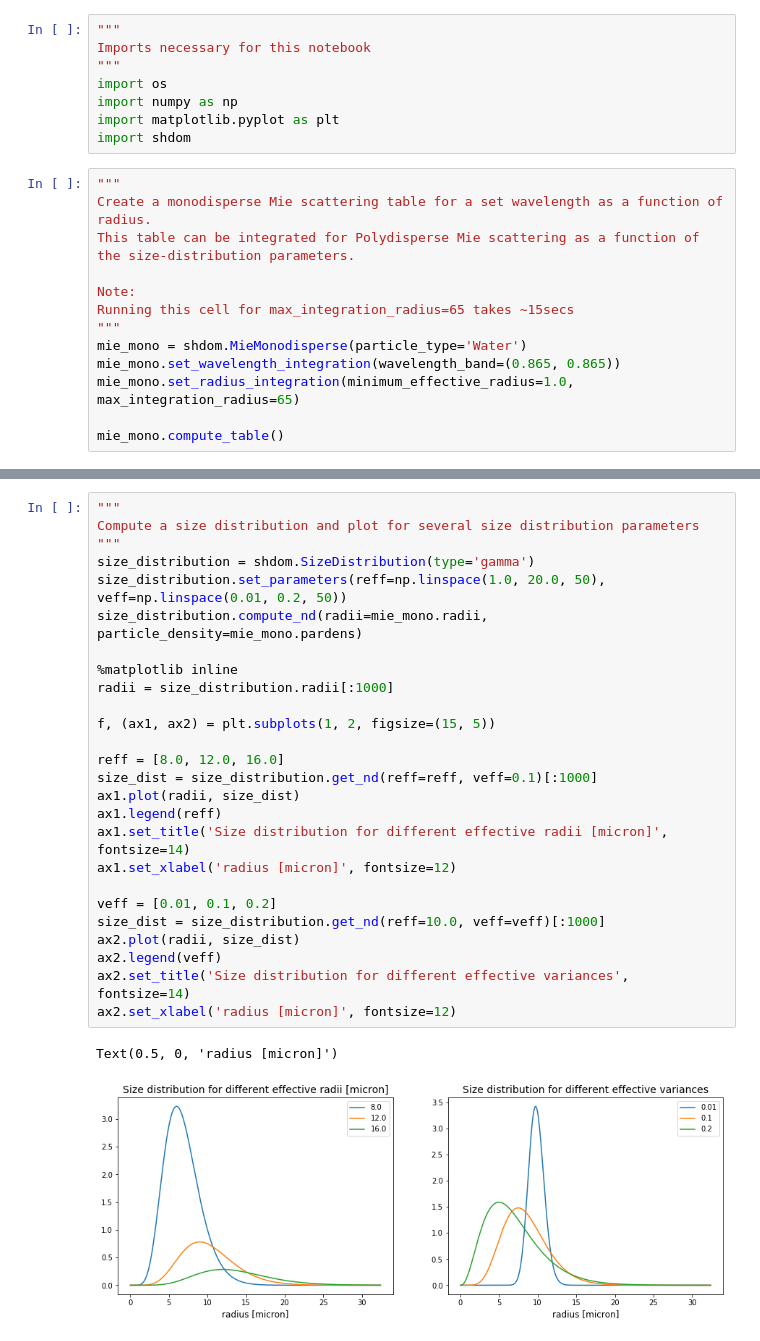
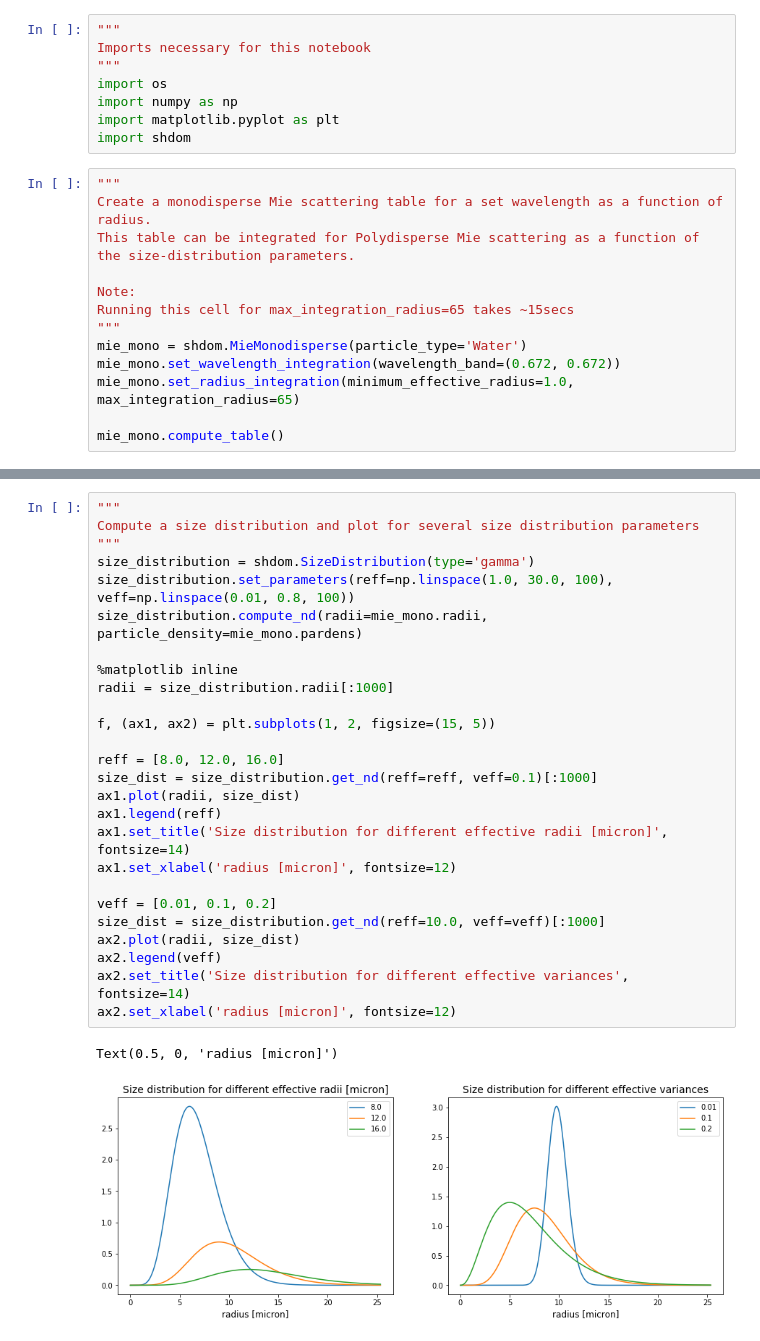
Before and after one commit to aviadlevis/pyshdom, a Jupyter notebook: notebooks/Make Mie Table.ipynb, the cells around one changed output, grey strips where cells are left out. Drawn from its saved outputs; the diff is of its cells as text.

```diff
--- a/notebooks/Make Mie Table.ipynb
+++ b/notebooks/Make Mie Table.ipynb
@@ -23,7 +23,7 @@ Note:
 Running this cell for max_integration_radius=65 takes ~15secs
 """
 mie_mono = shdom.MieMonodisperse(particle_type='Water')
-mie_mono.set_wavelength_integration(wavelength_band=(0.865, 0.865))
+mie_mono.set_wavelength_integration(wavelength_band=(0.672, 0.672))
 mie_mono.set_radius_integration(minimum_effective_radius=1.0, max_integration_radius=65)
 
 mie_mono.compute_table()
@@ -45,32 +45,32 @@ Writing Mie monodisperse table to file: ../mie_tables/monodisperse/Water_865nm.s
 # %%
 """
 Compute a size distribution and plot for several size distribution parameters
 """
 size_distribution = shdom.SizeDistribution(type='gamma')
-size_distribution.set_parameters(reff=np.linspace(1.0, 20.0, 50), veff=np.linspace(0.01, 0.2, 50))
+size_distribution.set_parameters(reff=np.linspace(1.0, 30.0, 100), veff=np.linspace(0.01, 0.8, 100))
 size_distribution.compute_nd(radii=mie_mono.radii, particle_density=mie_mono.pardens)
 
 %matplotlib inline
 radii = size_distribution.radii[:1000]
 
 f, (ax1, ax2) = plt.subplots(1, 2, figsize=(15, 5))
 
 reff = [8.0, 12.0, 16.0]
 size_dist = size_distribution.get_nd(reff=reff, veff=0.1)[:1000]
 ax1.plot(radii, size_dist)
 ax1.legend(reff)
 ax1.set_title('Size distribution for different effective radii [micron]', fontsize=14)
 ax1.set_xlabel('radius [micron]', fontsize=12)
 
 veff = [0.01, 0.1, 0.2]
 size_dist = size_distribution.get_nd(reff=10.0, veff=veff)[:1000]
 ax2.plot(radii, size_dist)
 ax2.legend(veff)
 ax2.set_title('Size distribution for different effective variances', fontsize=14)
 ax2.set_xlabel('radius [micron]', fontsize=12)
 # %% [output]
 Text(0.5, 0, 'radius [micron]')
-[figure, old version]
+[figure, new version]
 # %%
 """
 Compute Polydisperse scattering for multiple size-distributions and save a polydisperse table
```
Also changed, not shown: parts of 3 cells of this notebook, 12 other files.
